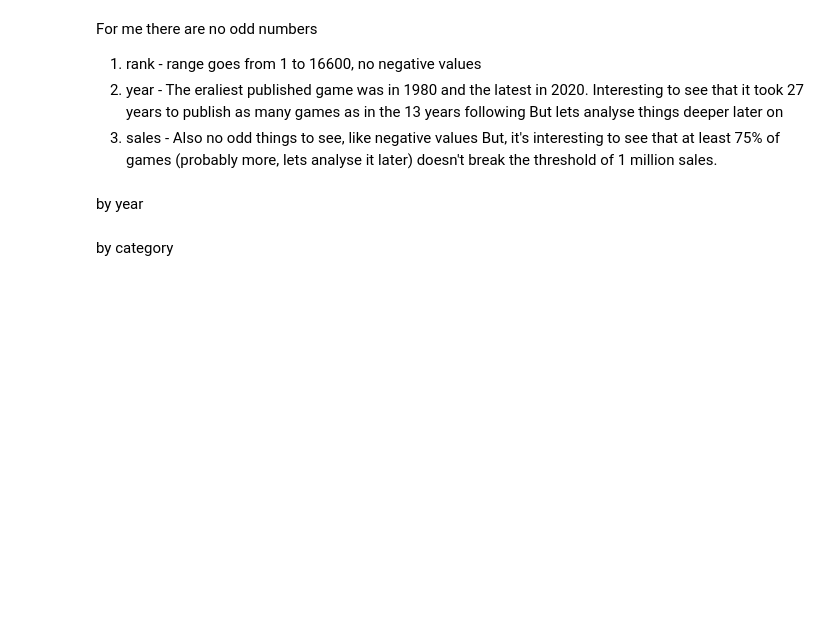
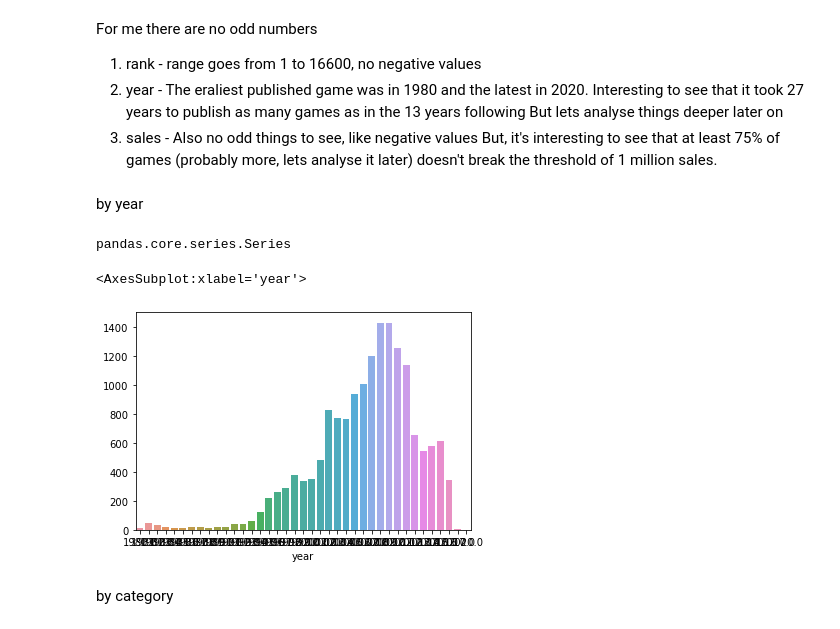
Before and after one commit to wihe96/data_portfolio, a Jupyter notebook: video_games_sales_analysis.ipynb, the cells around one changed output. Drawn from its saved outputs; the diff is of its cells as text; code cells hidden in the pictures; blank space fills up the shorter version.

```diff
--- a/video_games_sales_analysis.ipynb
+++ b/video_games_sales_analysis.ipynb
@@ -188,6 +188,16 @@ For me there are no odd numbers
    But, it's interesting to see that at least 75% of games (probably more, lets analyse it later) doesn't break the threshold of 1 million sales.
 # %% [markdown]
 by year
+# %%
+g_published_y = df.groupby('year').name.count()
+type(g_published_y)
+# %% [output]
+pandas.core.series.Series
+# %%
+sns.barplot(g_published_y.index, g_published_y.values)
+# %% [output]
+<AxesSubplot:xlabel='year'>
+[figure, added]
 # %% [markdown]
 by category
 # %% [markdown]
```
